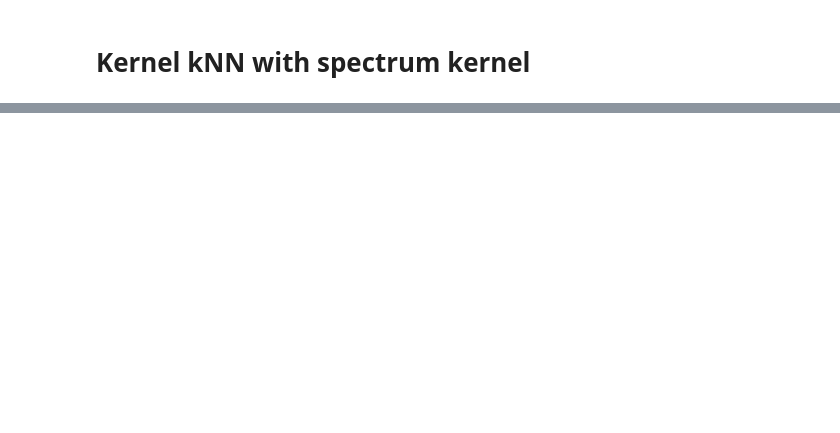
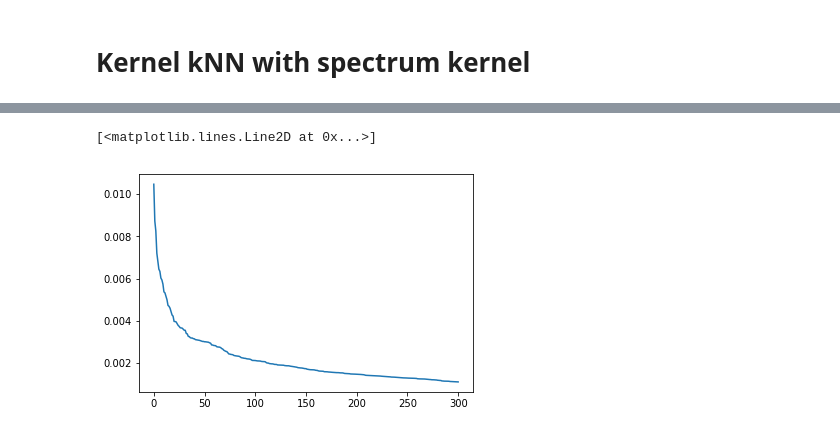
Before and after one commit to VictorSanh/Kernel_Challenge, a Jupyter notebook: playground/Spectrum_kernel_linear.ipynb, the cells around one changed output, grey strips where cells are left out. Cells and saved outputs as stored; diff of their text form; code cells hidden in the pictures; blank space fills up the shorter version.

```diff
--- a/playground/Spectrum_kernel_linear.ipynb
+++ b/playground/Spectrum_kernel_linear.ipynb
@@ -185,0 +410,5 @@ kNN.assess(features_tr2, tr2['Bound'].as_matrix(), n_folds=5, stringsData=False)
+# %%
+plt.plot(tr2_MI_ranked)
+# %% [output]
+[<matplotlib.lines.Line2D at 0x...>]
+[figure, added]
```
Also changed, not shown: parts of 45 cells of this notebook, 1 other file.
